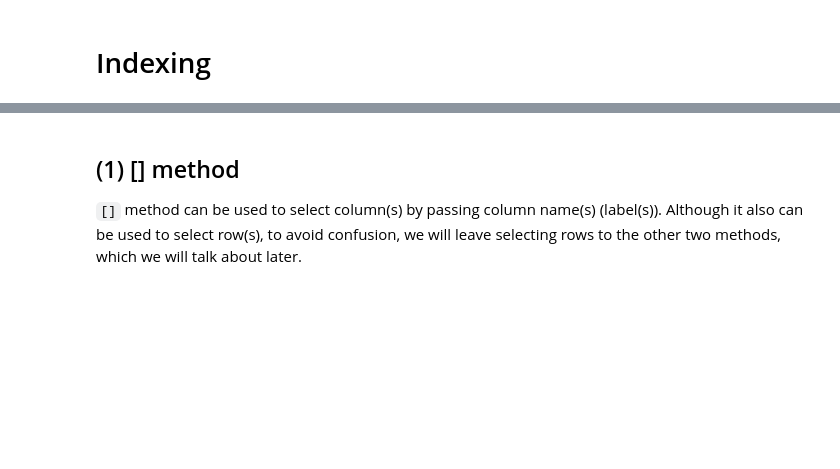
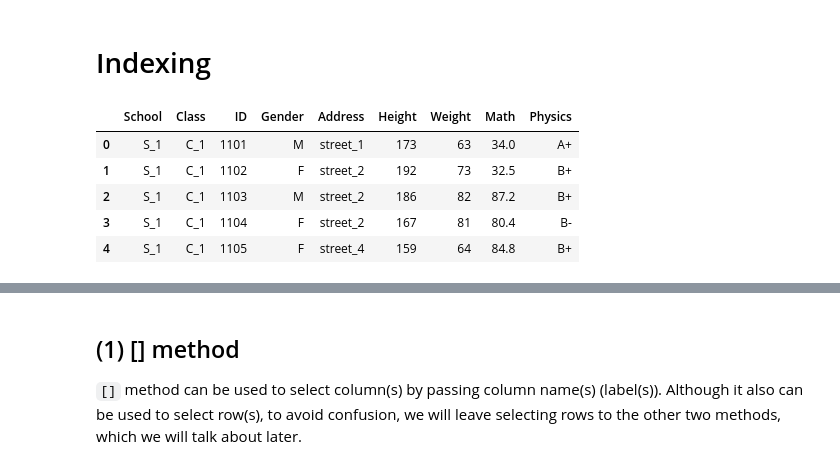
Before and after one commit to STAT2255/2024, a Jupyter notebook: notes/note10_Pandas2.ipynb, the cells around one changed output, grey strips where cells are left out. Cells and saved outputs as stored; diff of their text form; code cells hidden in the pictures; blank space fills up the shorter version.

```diff
--- a/notes/note10_Pandas2.ipynb
+++ b/notes/note10_Pandas2.ipynb
@@ -16,5 +16,11 @@ def handle(line, cell):
 # %%
 import numpy as np
 import pandas as pd
-df = pd.read_csv('data/table.csv', index_col='ID')
-df.head(10)
+pd.read_csv('data/table.csv').head()
+# %% [output]
+|  | School | Class | ID | Gender | Address | Height | Weight | Math | Physics |
+| 0 | S_1 | C_1 | 1101 | M | street_1 | 173 | 63 | 34.0 | A+ |
+| 1 | S_1 | C_1 | 1102 | F | street_2 | 192 | 73 | 32.5 | B+ |
+| 2 | S_1 | C_1 | 1103 | M | street_2 | 186 | 82 | 87.2 | B+ |
+| 3 | S_1 | C_1 | 1104 | F | street_2 | 167 | 81 | 80.4 | B- |
+| 4 | S_1 | C_1 | 1105 | F | street_4 | 159 | 64 | 84.8 | B+ |
```
Also changed, not shown: parts of 37 cells of this notebook, 1 other file.
